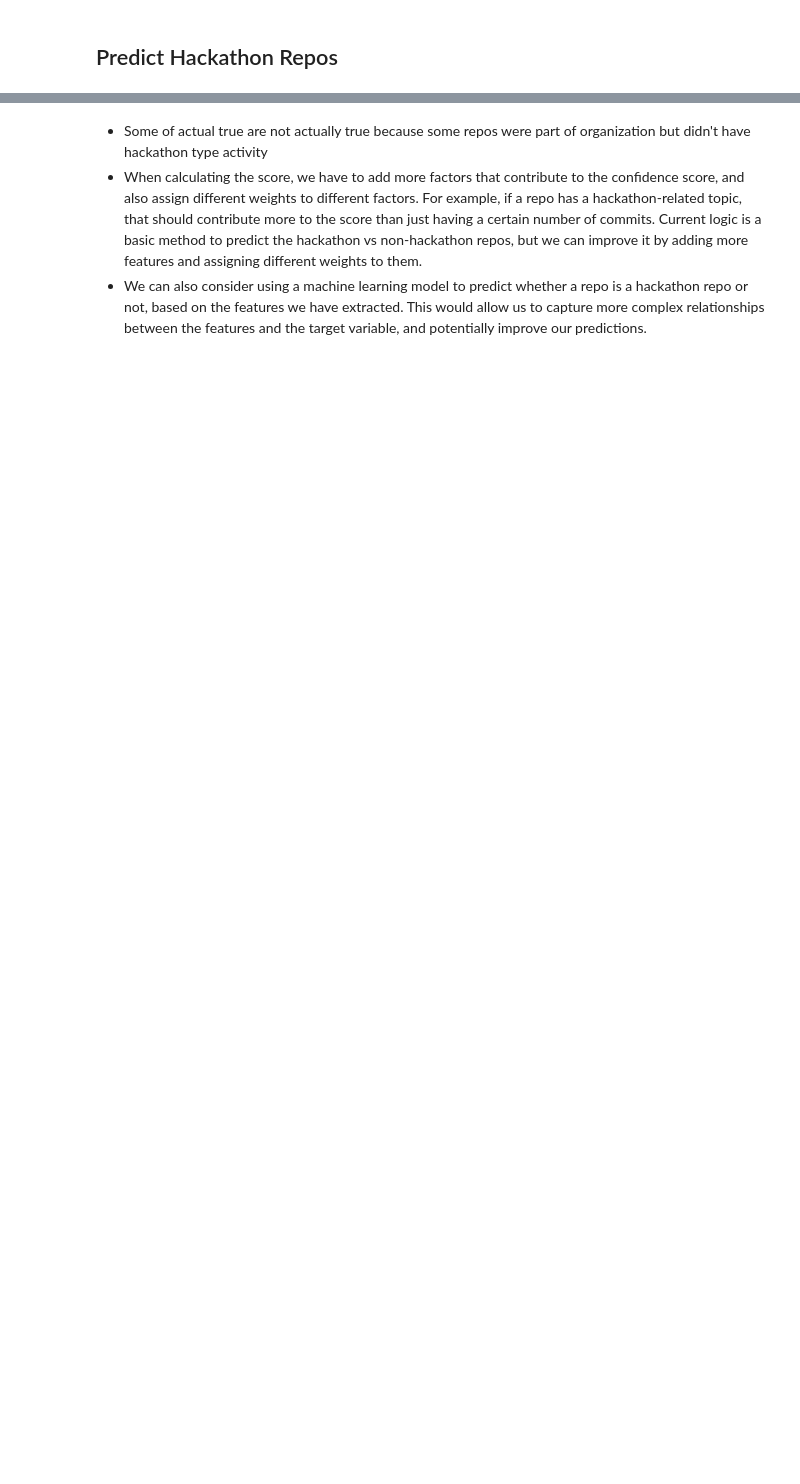
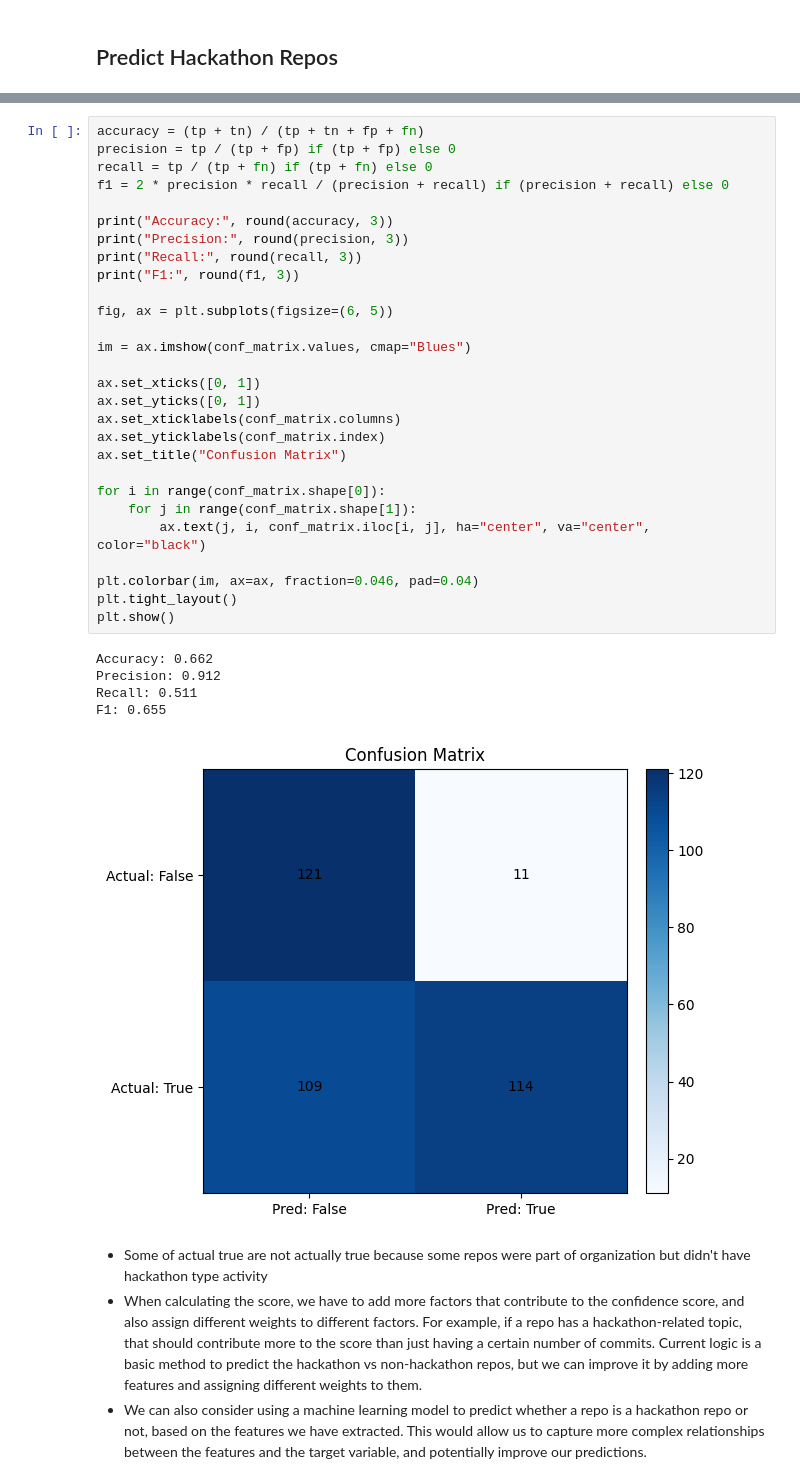
Before and after one commit to sdsc-ordes/open-pulse-hackalysis, a Jupyter notebook: src/hackathon_analysis/data_analysis/repo_analysis.ipynb, the cells around one changed output, grey strips where cells are left out. Saved outputs shown, nothing was run; the diff lists cells and outputs as text; blank space fills up the shorter version.

```diff
--- a/src/hackathon_analysis/data_analysis/repo_analysis.ipynb
+++ b/src/hackathon_analysis/data_analysis/repo_analysis.ipynb
@@ -1262,3 +1969,37 @@ display(conf_matrix)
+# %%
+accuracy = (tp + tn) / (tp + tn + fp + fn)
+precision = tp / (tp + fp) if (tp + fp) else 0
+recall = tp / (tp + fn) if (tp + fn) else 0
+f1 = 2 * precision * recall / (precision + recall) if (precision + recall) else 0
+
+print("Accuracy:", round(accuracy, 3))
+print("Precision:", round(precision, 3))
+print("Recall:", round(recall, 3))
+print("F1:", round(f1, 3))
+
+fig, ax = plt.subplots(figsize=(6, 5))
+
+im = ax.imshow(conf_matrix.values, cmap="Blues")
+
+ax.set_xticks([0, 1])
+ax.set_yticks([0, 1])
+ax.set_xticklabels(conf_matrix.columns)
+ax.set_yticklabels(conf_matrix.index)
+ax.set_title("Confusion Matrix")
+
+for i in range(conf_matrix.shape[0]):
+    for j in range(conf_matrix.shape[1]):
+        ax.text(j, i, conf_matrix.iloc[i, j], ha="center", va="center", color="black")
+
+plt.colorbar(im, ax=ax, fraction=0.046, pad=0.04)
+plt.tight_layout()
+plt.show()
+# %% [output]
+Accuracy: 0.662
+Precision: 0.912
+Recall: 0.511
+F1: 0.655
+[figure, added]
 # %% [markdown]
 - Some of actual true are not actually true because some repos were part of organization but didn't have hackathon type activity
 - When calculating the score, we have to add more factors that contribute to the confidence score, and also assign different weights to different factors. For example, if a repo has a hackathon-related topic, that should contribute more to the score than just having a certain number of commits. Current logic is a basic method to predict the hackathon vs non-hackathon repos, but we can improve it by adding more features and assigning different weights to them.
```
Also changed, not shown: parts of 34 cells of this notebook.
